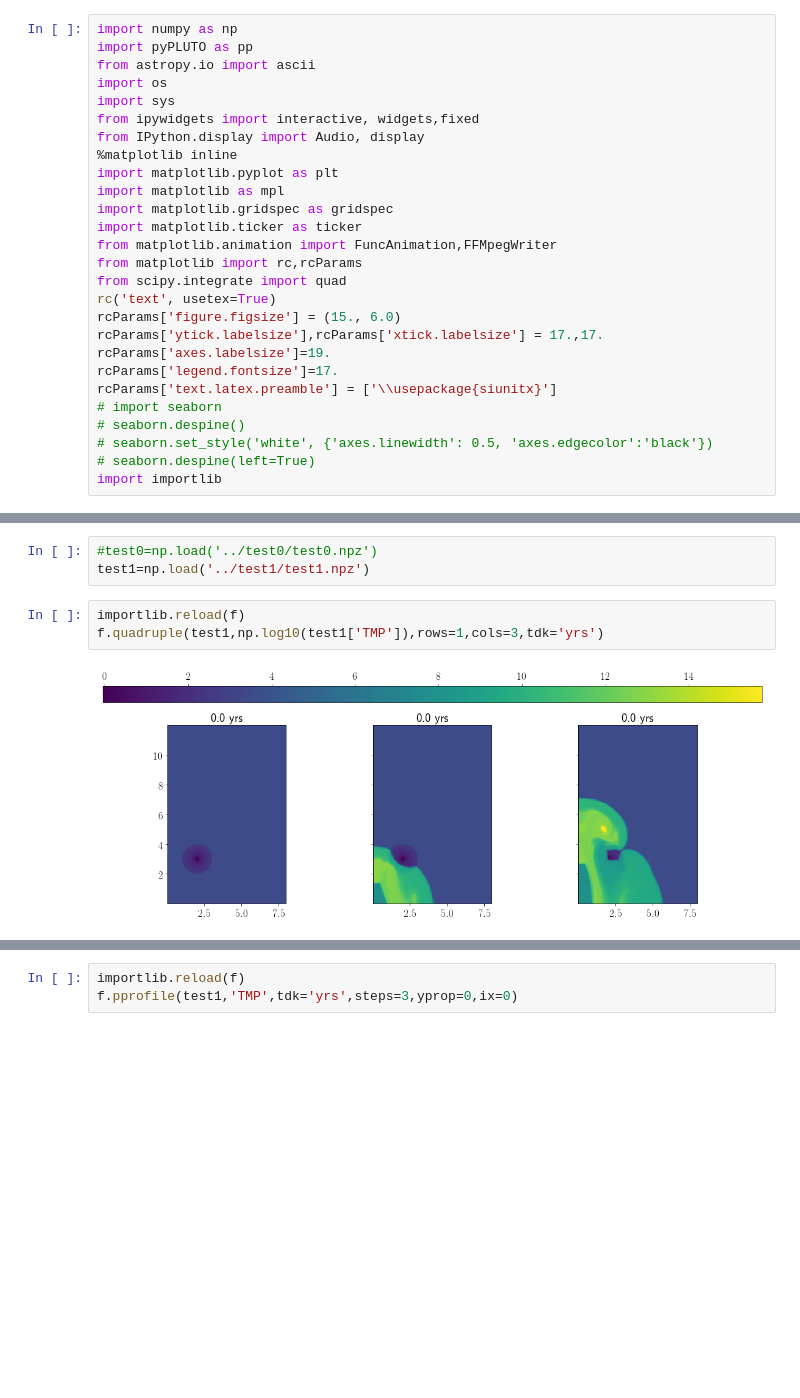
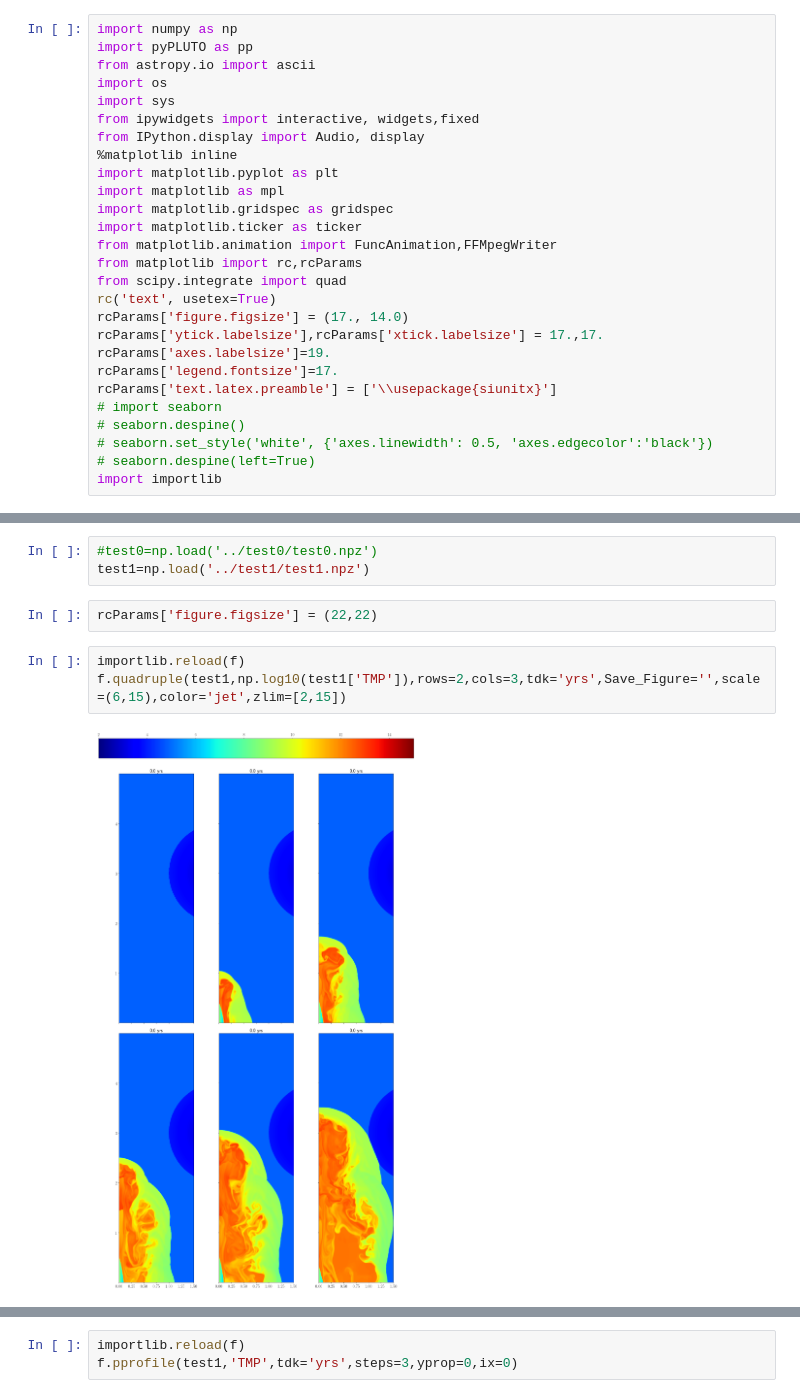
Before and after one commit to Mixpap/JetCloudSim, a Jupyter notebook: Notebooks/Data (Jet-Cloud interaction).ipynb, the cells around one changed output, grey strips where cells are left out. Drawn from its saved outputs; the diff is of its cells as text; blank space fills up the shorter version.

```diff
--- a/Notebooks/Data (Jet-Cloud interaction).ipynb
+++ b/Notebooks/Data (Jet-Cloud interaction).ipynb
@@ -15,7 +15,7 @@ from matplotlib.animation import FuncAnimation,FFMpegWriter
 from matplotlib import rc,rcParams
 from scipy.integrate import quad
 rc('text', usetex=True)
-rcParams['figure.figsize'] = (15., 6.0)
+rcParams['figure.figsize'] = (17., 14.0)
 rcParams['ytick.labelsize'],rcParams['xtick.labelsize'] = 17.,17.
 rcParams['axes.labelsize']=19.
 rcParams['legend.fontsize']=17.
@@ -30,8 +30,10 @@ import f
 # %%
 #test0=np.load('../test0/test0.npz')
 test1=np.load('../test1/test1.npz')
+# %%
+rcParams['figure.figsize'] = (22,22)
 # %%
 importlib.reload(f)
-f.quadruple(test1,np.log10(test1['TMP']),rows=1,cols=3,tdk='yrs')
+f.quadruple(test1,np.log10(test1['TMP']),rows=2,cols=3,tdk='yrs',Save_Figure='',scale=(6,15),color='jet',zlim=[2,15])
 # %% [output]
-[figure, old version]
+[figure, new version]
```
Also changed, not shown: parts of 23 cells of this notebook, 16 other files.
